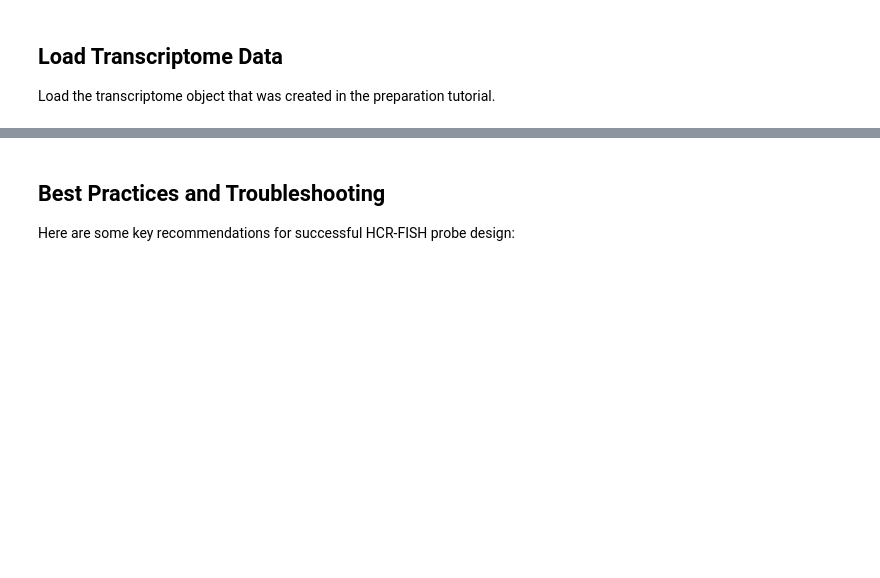
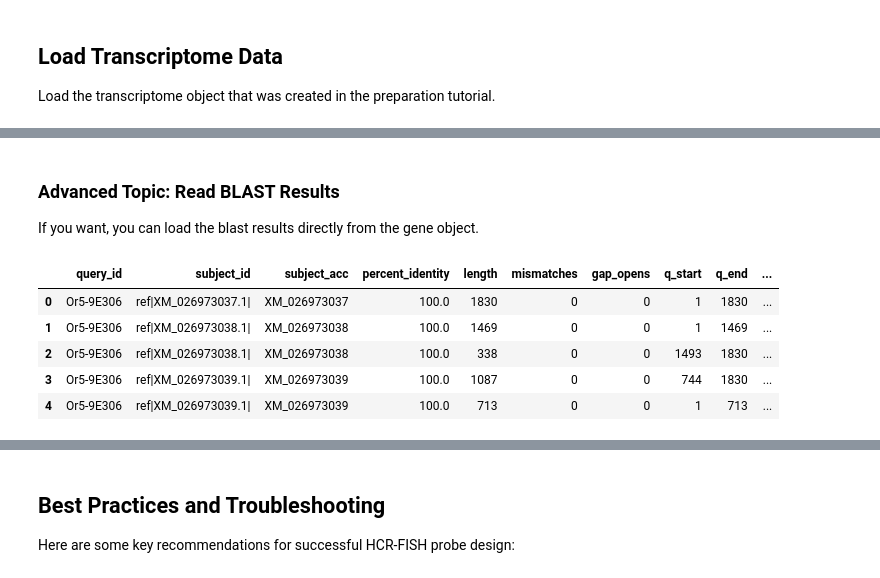
Before and after one commit to Social-Evolution-and-Behavior/ProbePy, a Jupyter notebook: docs/probe_design_tutorial.ipynb, the cells around one changed output, grey strips where cells are left out. Saved outputs shown, nothing was run; the diff lists cells and outputs as text; code cells hidden in the pictures; blank space fills up the shorter version.

```diff
--- a/docs/probe_design_tutorial.ipynb
+++ b/docs/probe_design_tutorial.ipynb
@@ -512,0 +158,12 @@ else:
+# %% [markdown]
+### Advanced Topic: Read BLAST Results
+If you want, you can load the blast results directly from the gene object.
+# %%
+transcriptome.get_gene(target_gene).blast_results.head()
+# %% [output]
+|  | query_id | subject_id | subject_acc | percent_identity | length | mismatches | gap_opens | q_start | q_end | ... |
+| 0 | Or5-9E306 | ref|XM_026973037.1| | XM_026973037 | 100.0 | 1830 | 0 | 0 | 1 | 1830 | ... |
+| 1 | Or5-9E306 | ref|XM_026973038.1| | XM_026973038 | 100.0 | 1469 | 0 | 0 | 1 | 1469 | ... |
+| 2 | Or5-9E306 | ref|XM_026973038.1| | XM_026973038 | 100.0 | 338 | 0 | 0 | 1493 | 1830 | ... |
+| 3 | Or5-9E306 | ref|XM_026973039.1| | XM_026973039 | 100.0 | 1087 | 0 | 0 | 744 | 1830 | ... |
+| 4 | Or5-9E306 | ref|XM_026973039.1| | XM_026973039 | 100.0 | 713 | 0 | 0 | 1 | 713 | ... |
```
Also changed, not shown: parts of 42 cells of this notebook, 2 other files.
